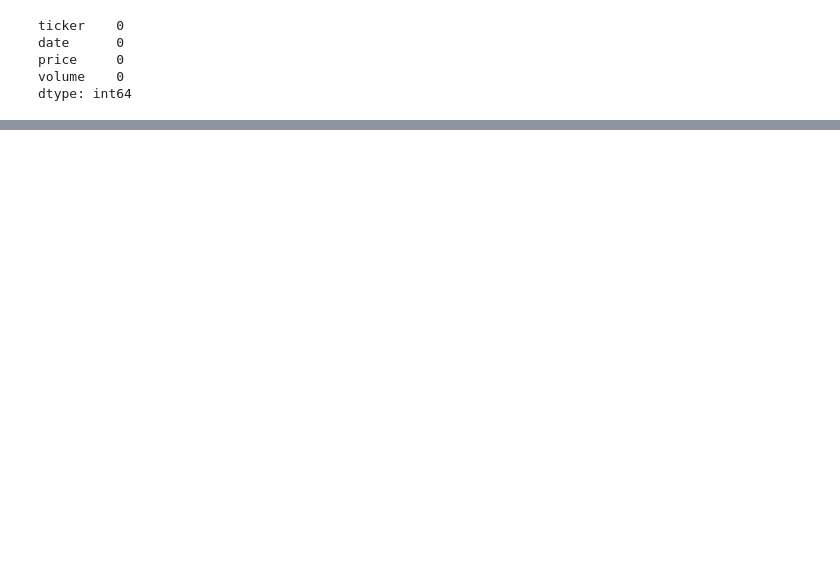
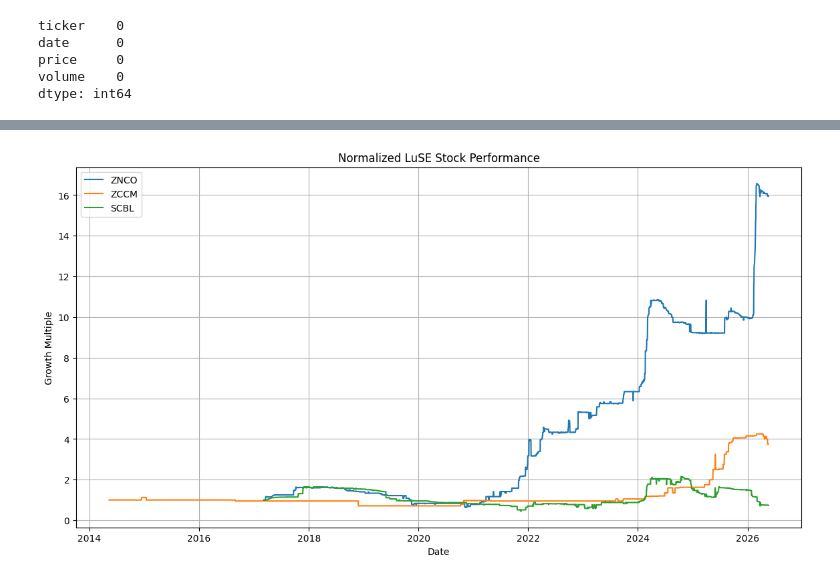
Before and after one commit to RalDaka/zambia-capital-markets-analysis, a Jupyter notebook: notebooks/luse_analysis.ipynb, the cells around one changed output, grey strips where cells are left out. Drawn from its saved outputs; the diff is of its cells as text; code cells hidden in the pictures; blank space fills up the shorter version.

```diff
--- a/notebooks/luse_analysis.ipynb
+++ b/notebooks/luse_analysis.ipynb
@@ -67,0 +199,8 @@ dtype: int64
+# %%
+comparison = df[df["ticker"].isin(["ZNCO", "ZCCM", "SCBL"])].copy()
+
+comparison["normalized_price"] = comparison.groupby("ticker")["price"].transform(
+    lambda x: x / x.iloc[0]
+)
+
+comparison.head()
@@ -67,0 +214,22 @@ dtype: int64
+# %%
+plt.figure(figsize=(14,7))
+
+for ticker in ["ZNCO", "ZCCM", "SCBL"]:
+    company = comparison[comparison["ticker"] == ticker]
+
+    plt.plot(
+        company["date"],
+        company["normalized_price"],
+        label=ticker
+    )
+
+plt.title("Normalized LuSE Stock Performance")
+plt.xlabel("Date")
+plt.ylabel("Growth Multiple")
+
+plt.legend()
+plt.grid(True)
+
+plt.show()
+# %% [output]
+[figure, added]
```
Also changed, not shown: parts of 33 cells of this notebook, 4 other files.
